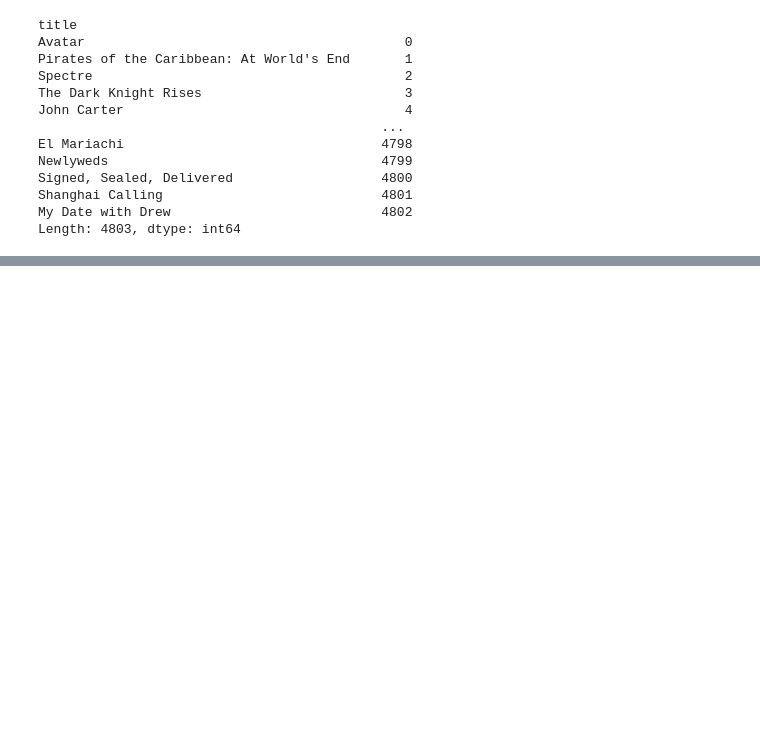
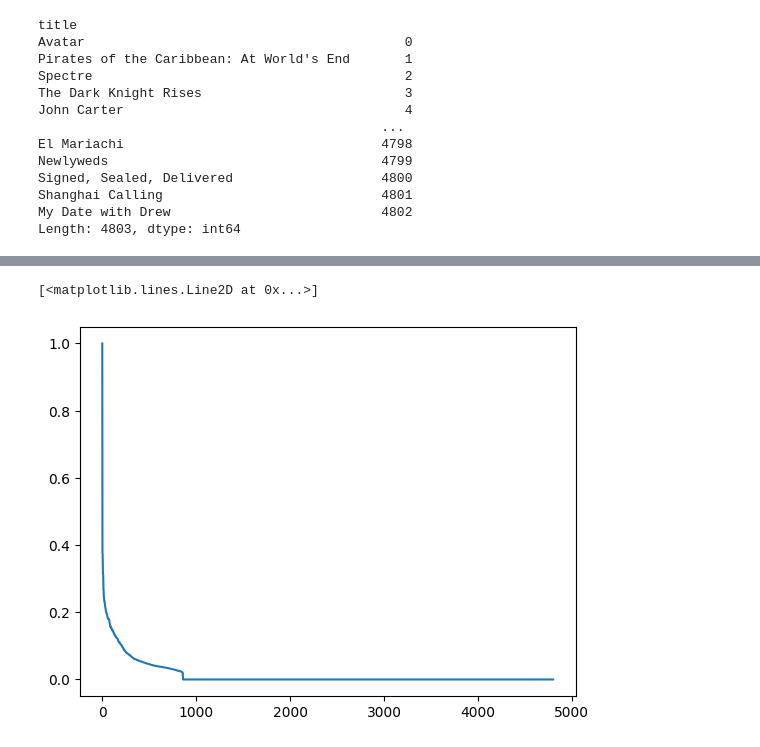
Before and after one commit to Pradipwasre/NLP-Code-Docs, a Jupyter notebook: Tf-IDF.ipynb, the cells around one changed output, grey strips where cells are left out. Saved outputs shown, nothing was run; the diff lists cells and outputs as text; code cells hidden in the pictures; blank space fills up the shorter version.

```diff
--- a/Tf-IDF.ipynb
+++ b/Tf-IDF.ipynb
@@ -76,0 +119,5 @@ Length: 4803, dtype: int64
+# %%
+plt.plot(scores[(-scores).argsort()])
+# %% [output]
+[<matplotlib.lines.Line2D at 0x...>]
+[figure, added]
```
Also changed, not shown: parts of 12 cells of this notebook.
